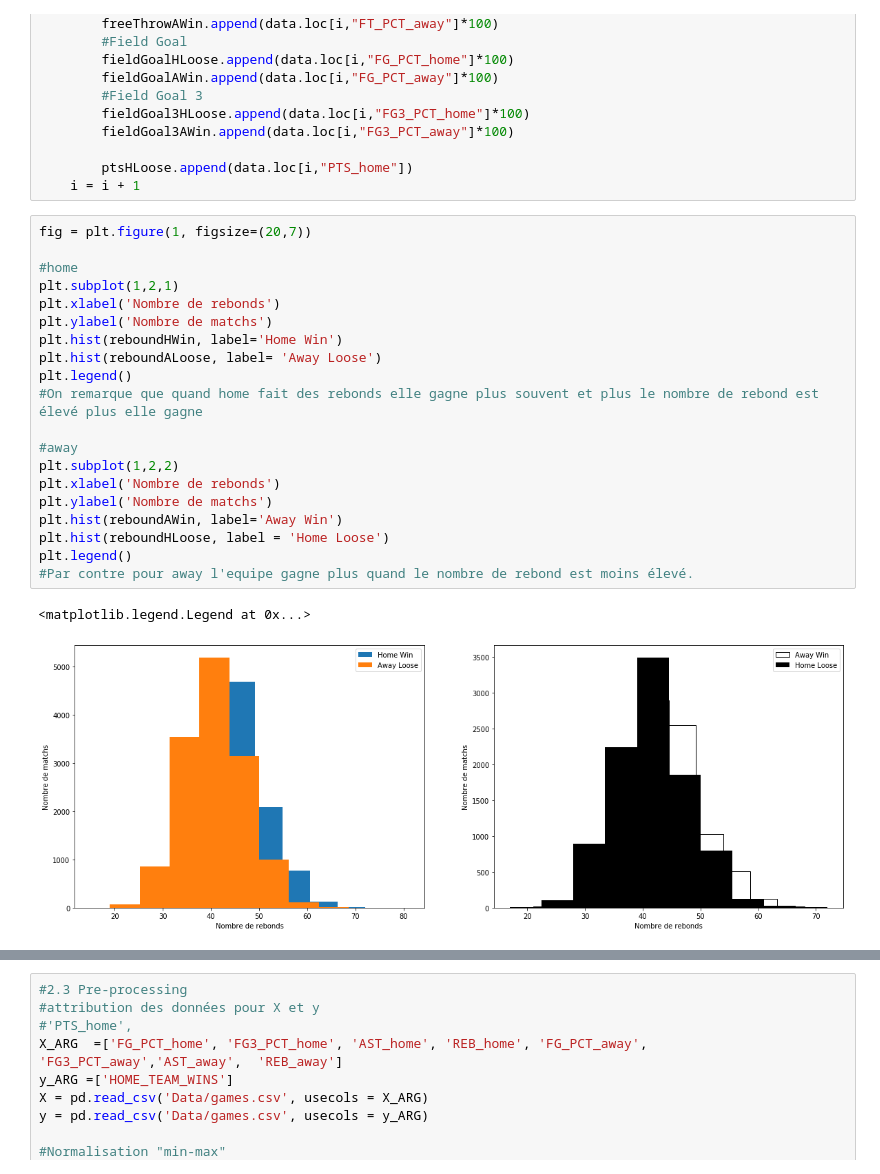
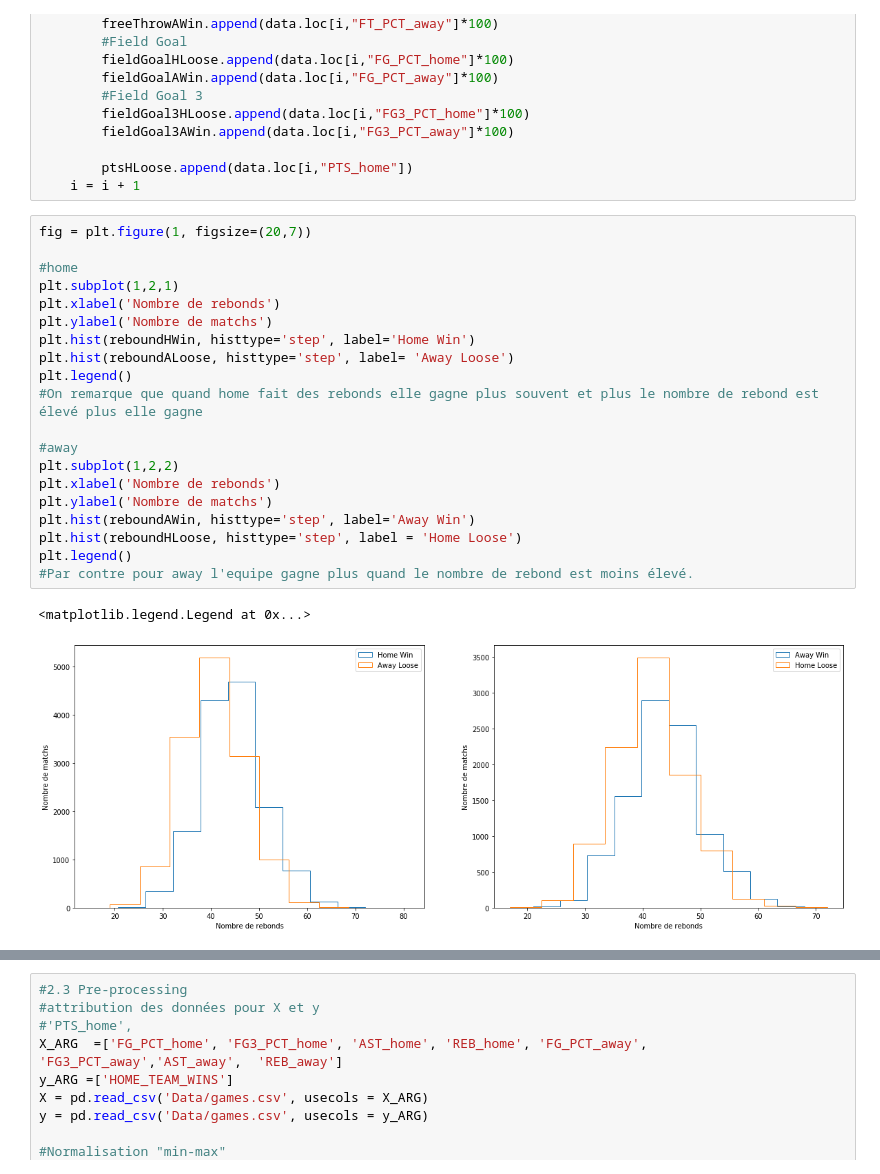
Before and after one commit to atn99/Projet_AA, a Jupyter notebook: Projet NBA.ipynb, the cells around one changed output, grey strips where cells are left out. Cells and saved outputs as stored; diff of their text form.

```diff
--- a/Projet NBA.ipynb
+++ b/Projet NBA.ipynb
@@ -108,26 +108,26 @@ for x in homeWin:
 # %%
 fig = plt.figure(1, figsize=(20,7))
 
 #home
 plt.subplot(1,2,1)
 plt.xlabel('Nombre de rebonds')
 plt.ylabel('Nombre de matchs')
-plt.hist(reboundHWin, label='Home Win')
-plt.hist(reboundALoose, label= 'Away Loose')
+plt.hist(reboundHWin, histtype='step', label='Home Win')
+plt.hist(reboundALoose, histtype='step', label= 'Away Loose')
 plt.legend()
 #On remarque que quand home fait des rebonds elle gagne plus souvent et plus le nombre de rebond est élevé plus elle gagne
 
 #away
 plt.subplot(1,2,2)
 plt.xlabel('Nombre de rebonds')
 plt.ylabel('Nombre de matchs')
-plt.hist(reboundAWin, label='Away Win')
-plt.hist(reboundHLoose, label = 'Home Loose')
+plt.hist(reboundAWin, histtype='step', label='Away Win')
+plt.hist(reboundHLoose, histtype='step', label = 'Home Loose')
 plt.legend()
 #Par contre pour away l'equipe gagne plus quand le nombre de rebond est moins élevé.
 # %% [output]
 <matplotlib.legend.Legend at 0x...>
-[figure, old version]
+[figure, new version]
 # %%
 fig = plt.figure(1, figsize=(20,7))
 
```
Also changed, not shown: parts of 18 cells of this notebook, 1 other file.
